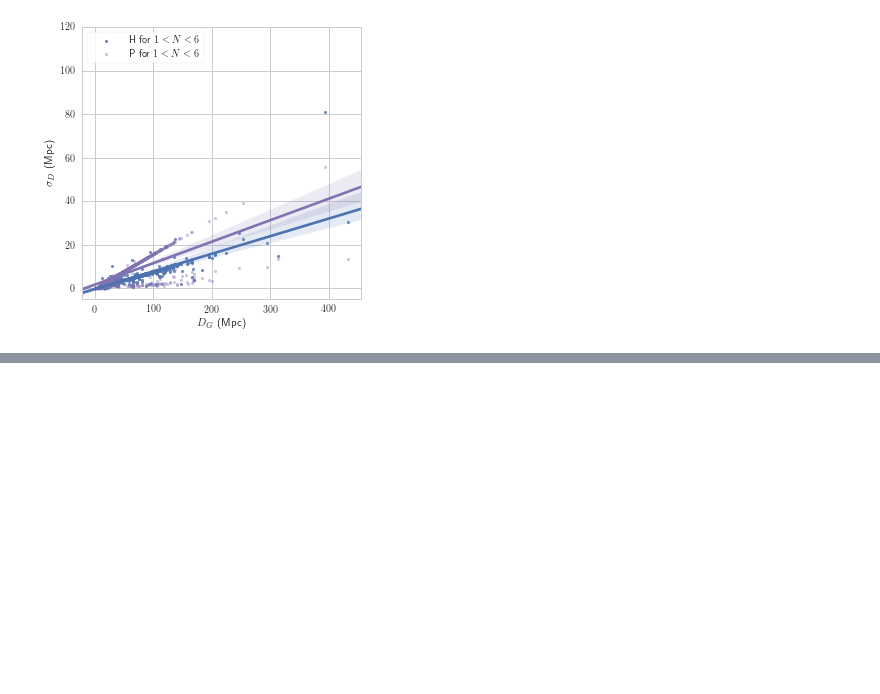
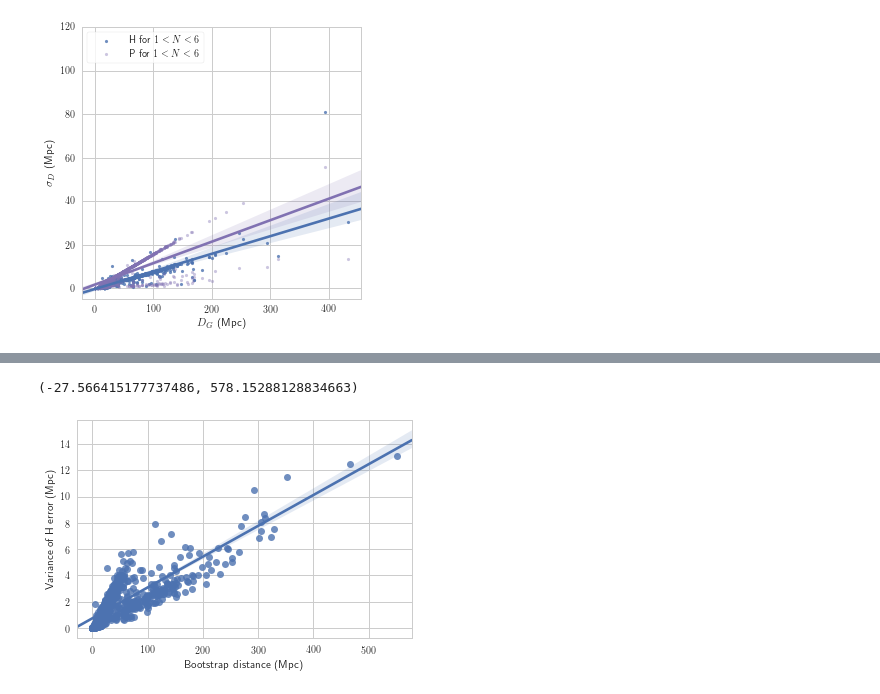
Before and after one commit to saint-germain/errorprediction, a Jupyter notebook: errors_HyperLEDA.ipynb, the cells around one changed output, grey strips where cells are left out. Saved outputs shown, nothing was run; the diff lists cells and outputs as text; code cells hidden in the pictures; blank space fills up the shorter version.

```diff
--- a/errors_HyperLEDA.ipynb
+++ b/errors_HyperLEDA.ipynb
@@ -309,0 +184,11 @@ np.percentile(np.abs(resabs),95) # 95 percent of errors for galaxies with more t
+# %%
+# Variance of H error plot
+# This shows a similar linear trend as in the NED-D bootstrap results
+# This only works if bootstrap is done within the notebook (bootsig is not in the database file)
+ee=np.array(bootsig)[filt]
+sns.regplot(x,ee)
+plt.xlabel('Bootstrap distance (Mpc)')
+plt.ylabel('Variance of H error (Mpc)')
+# %% [output]
+(-27.566415177737486, 578.15288128834663)
+[figure, added]
```
Also changed, not shown: parts of 54 cells of this notebook, 5 other files.
